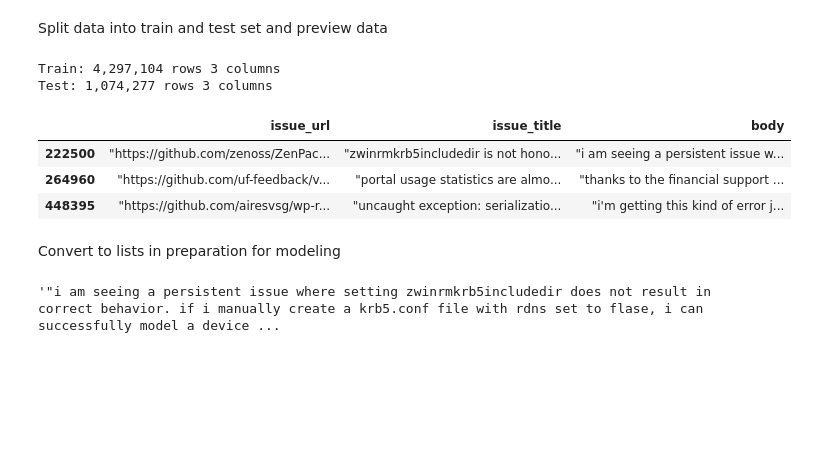
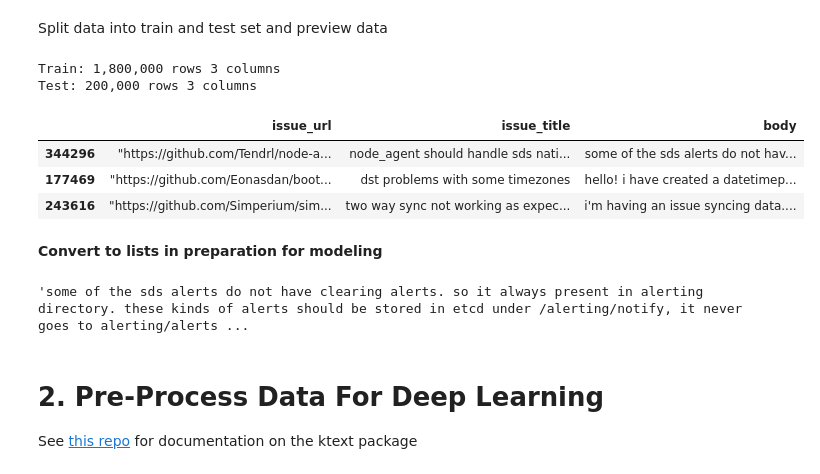
Before and after one commit to hamelsmu/Seq2Seq_Tutorial, a Jupyter notebook: notebooks/Tutorial.ipynb, the cells around one changed output. Cells and saved outputs as stored; diff of their text form; code cells hidden in the pictures; blank space fills up the shorter version.

```diff
--- a/notebooks/Tutorial.ipynb
+++ b/notebooks/Tutorial.ipynb
@@ -26,32 +26,37 @@ Look at filesystem to see files extracted from BigQuery
 # %% [markdown]
 Split data into train and test set and preview data
 # %%
-#read in data
+#read in data sample 2M rows (for speed of tutorial)
 traindf, testdf = train_test_split(
                                    pd.concat([
                                               pd.read_csv(f) for f in glob.glob('*.csv')
-                                              ]),
-                                   test_size=.20)
+                                              ]).sample(n=2000000),
+                                   test_size=.10)
 
 
 #print out stats about shape of data
 print(f'Train: {traindf.shape[0]:,} rows {traindf.shape[1]:,} columns')
 print(f'Test: {testdf.shape[0]:,} rows {testdf.shape[1]:,} columns')
 
 # preview data
 traindf.head(3)
 # %% [output]
-Train: 4,297,104 rows 3 columns
-Test: 1,074,277 rows 3 columns
+Train: 1,800,000 rows 3 columns
+Test: 200,000 rows 3 columns
 |  | issue_url | issue_title | body |
-| 222500 | "https://github.com/zenoss/ZenPac... | "zwinrmkrb5includedir is not hono... | "i am seeing a persistent issue w... |
-| 264960 | "https://github.com/uf-feedback/v... | "portal usage statistics are almo... | "thanks to the financial support ... |
-| 448395 | "https://github.com/airesvsg/wp-r... | "uncaught exception: serializatio... | "i'm getting this kind of error j... |
+| 344296 | "https://github.com/Tendrl/node-a... | node_agent should handle sds nati... | some of the sds alerts do not hav... |
+| 177469 | "https://github.com/Eonasdan/boot... | dst problems with some timezones | hello! i have created a datetimep... |
+| 243616 | "https://github.com/Simperium/sim... | two way sync not working as expec... | i'm having an issue syncing data.... |
 # %% [markdown]
-Convert to lists in preparation for modeling
+**Convert to lists in preparation for modeling**
 # %%
 train_body_raw = traindf.body.tolist()
 train_title_raw = traindf.issue_title.tolist()
+#preview output of first element
 train_body_raw[0]
 # %% [output]
-'"i am seeing a persistent issue where setting zwinrmkrb5includedir does not result in correct behavior. if i manually create a krb5.conf file with rdns set to flase, i can successfully model a device ...
+'some of the sds alerts do not have clearing alerts. so it always present in alerting directory. these kinds of alerts should be stored in etcd under /alerting/notify, it never goes to alerting/alerts ...
+# %% [markdown]
+# 2. Pre-Process Data For Deep Learning
+
+See [this repo](https://github.com/hamelsmu/ktext) for documentation on the ktext package
```
Also changed, not shown: parts of 39 cells of this notebook, 1 other file.
